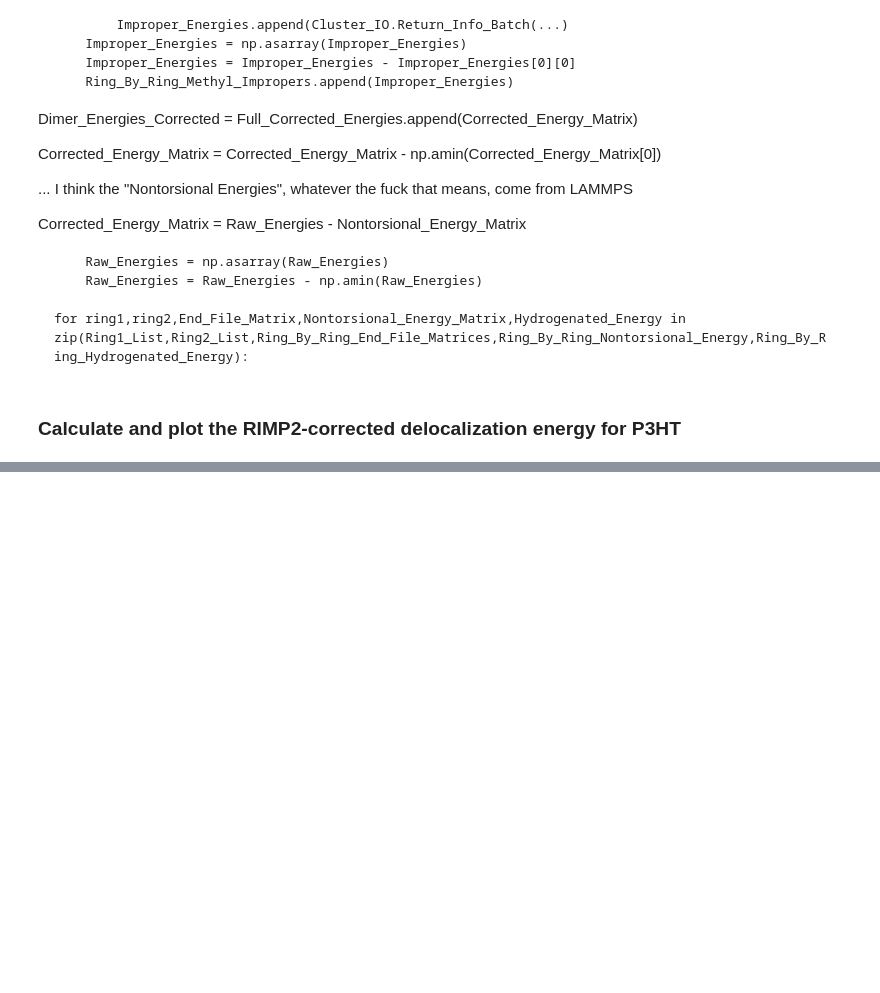
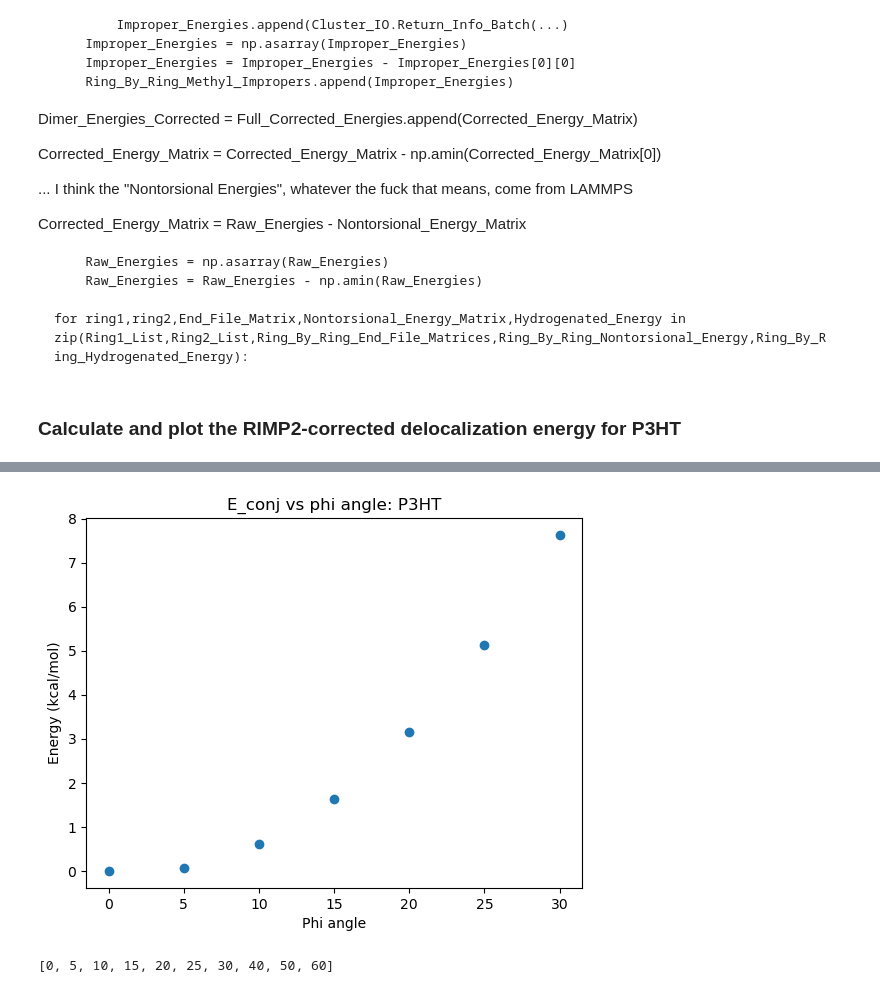
Before and after one commit to LRG-computational/impropers-data-analysis, a Jupyter notebook: p3ht/main-p3ht-impropers-analysis.ipynb, the cells around one changed output, grey strips where cells are left out. Drawn from its saved outputs; the diff is of its cells as text; code cells hidden in the pictures; blank space fills up the shorter version.

```diff
--- a/p3ht/main-p3ht-impropers-analysis.ipynb
+++ b/p3ht/main-p3ht-impropers-analysis.ipynb
@@ -532,3 +568,20 @@ import pickle
 
 with open('data.pkl', 'wb') as file:
     pickle.dump({'sorted_deloc': sorted_deloc, 'phis': phis}, file)
+# %%
+x = np.array([phi for phi in rimp2_conj])
+x = sorted(x)[:7]
+eng = np.array([rimp2_conj[phi][0] for phi in x]) * 627.509
+y = eng - np.min(eng)
+# x = [phi for phi in rimp2_conj]
+plt.scatter(x,y)
+plt.title("E_conj vs phi angle: P3HT")
+plt.xlabel("Phi angle")
+plt.ylabel("Energy (kcal/mol)")
+plt.show()
+# %% [output]
+[figure, added]
+# %%
+sorted(x)
+# %% [output]
+[0, 5, 10, 15, 20, 25, 30, 40, 50, 60]
```
Also changed, not shown: parts of 5 cells of this notebook, 1 other file.
